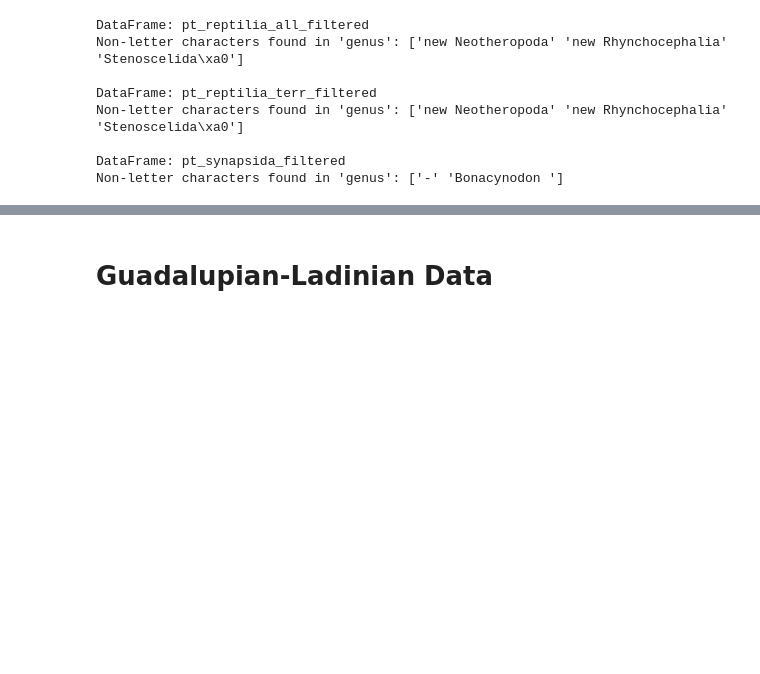
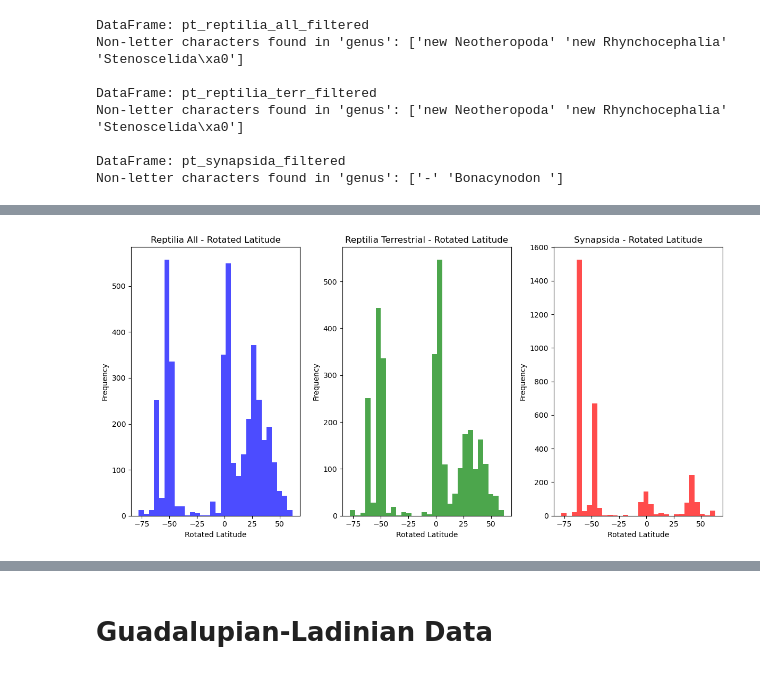
Before and after one commit to shelleylwang/pt_diversity_rates, a Jupyter notebook: updated_occurrence_analyses/data/eda.ipynb, the cells around one changed output, grey strips where cells are left out. Cells and saved outputs as stored; diff of their text form; code cells hidden in the pictures; blank space fills up the shorter version.

Commit message:
a lot more data cleaning now that -9999 lats need to be dropped. added isotropic data from song et al.

```diff
--- a/updated_occurrence_analyses/data/eda.ipynb
+++ b/updated_occurrence_analyses/data/eda.ipynb
@@ -365,0 +339,28 @@ pt_synapsida_filtered_spellchecked_renamed.to_csv("Perm-Trias/pt_synapsida_filte
+# %%
+# After checking with Tiago, we decided to drop the rows with 'Rotated latitude' = -9999
+pt_reptilia_all_filtered_spellchecked_lats_dropped = pt_reptilia_all_filtered_spellchecked_lats[pt_reptilia_all_filtered_spellchecked_lats['Rotated latitude'] != -9999]
+pt_reptilia_terr_filtered_spellchecked_lats_dropped = pt_reptilia_terr_filtered_spellchecked_lats[pt_reptilia_terr_filtered_spellchecked_lats['Rotated latitude'] != -9999]
+pt_synapsida_filtered_spellchecked_lats_dropped = pt_synapsida_filtered_spellchecked_lats[pt_synapsida_filtered_spellchecked_lats['Rotated latitude'] != -9999]
+# %%
+# Visualizing the latitudes now, after having dropped the -9999 values
+plt.figure(figsize=(12, 6))
+plt.subplot(1, 3, 1)
+plt.hist(pt_reptilia_all_filtered_spellchecked_lats_dropped['Rotated latitude'], bins=30, color='blue', alpha=0.7)
+plt.title('Reptilia All - Rotated Latitude')
+plt.xlabel('Rotated Latitude')
+plt.ylabel('Frequency')
+plt.subplot(1, 3, 2)
+plt.hist(pt_reptilia_terr_filtered_spellchecked_lats_dropped['Rotated latitude'], bins=30, color='green', alpha=0.7)
+plt.title('Reptilia Terrestrial - Rotated Latitude')
+plt.xlabel('Rotated Latitude')
+plt.ylabel('Frequency')
+plt.subplot(1, 3, 3)
+plt.hist(pt_synapsida_filtered_spellchecked_lats_dropped['Rotated latitude'], bins=30, color='red', alpha=0.7)
+plt.title('Synapsida - Rotated Latitude')
+plt.xlabel('Rotated Latitude')
+plt.ylabel('Frequency')
+plt.tight_layout()
+plt.savefig('Perm-Trias/bdnn_trait_files/cleaned_rotated_latitude_histograms.png')
+plt.show()
+# %% [output]
+[figure, added]
```
Also changed, not shown: parts of 38 cells of this notebook, 9 other files.
